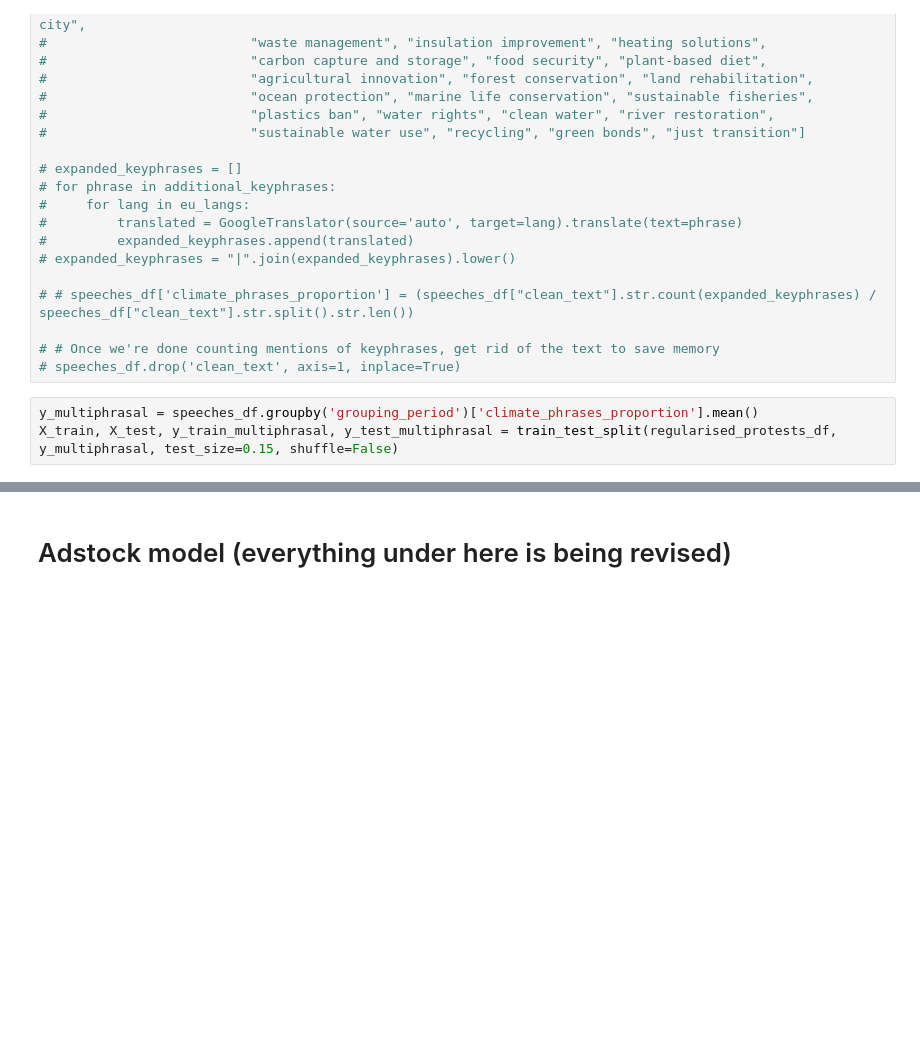
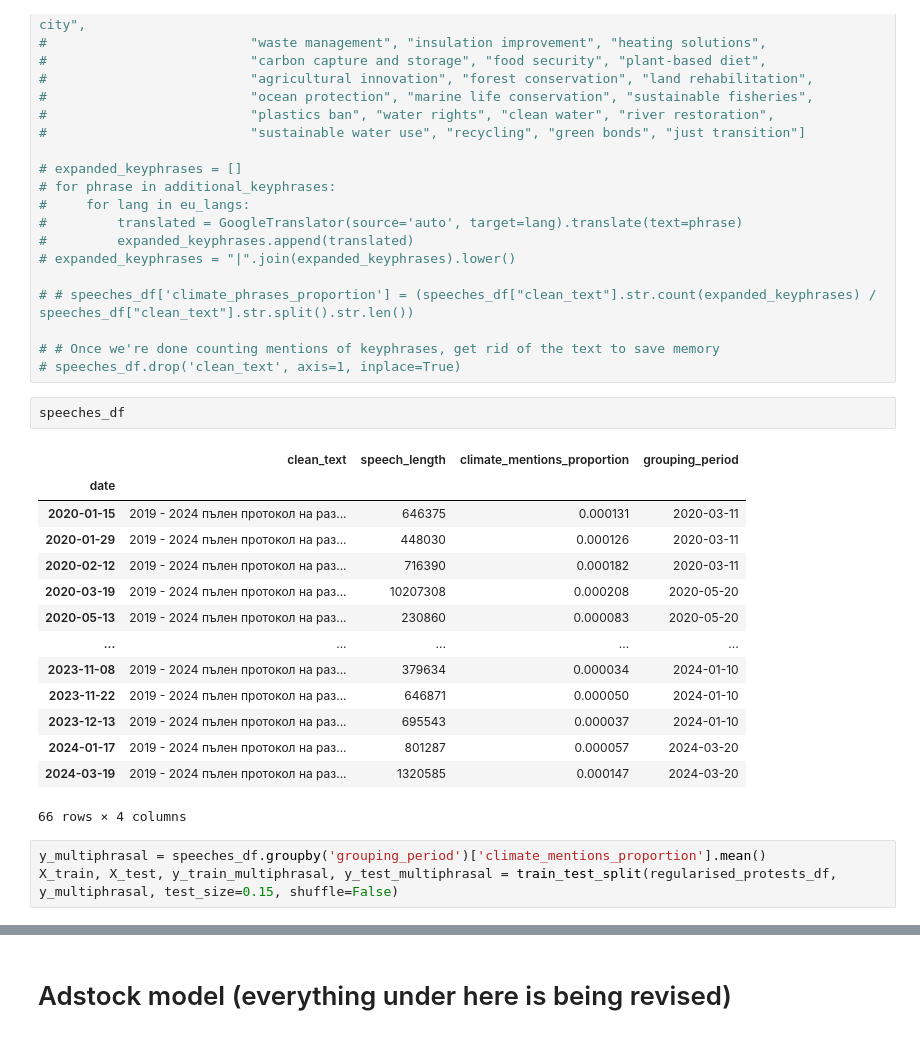
Before and after one commit to Arepo/climate_protest_modelling, a Jupyter notebook: Climate protest modelling.ipynb, the cells around one changed output, grey strips where cells are left out. Cells and saved outputs as stored; diff of their text form; blank space fills up the shorter version.

```diff
--- a/Climate protest modelling.ipynb
+++ b/Climate protest modelling.ipynb
@@ -939,8 +1082,25 @@ print(f"R-squared for hyperparameterised protests and protesters: {r2_hyperparam
 
 # # Once we're done counting mentions of keyphrases, get rid of the text to save memory
 # speeches_df.drop('clean_text', axis=1, inplace=True)
+# %%
+speeches_df
+# %% [output]
+|  | clean_text | speech_length | climate_mentions_proportion | grouping_period |
+| date |  |  |  |  |
+| 2020-01-15 | 2019 - 2024 пълен протокол на раз... | 646375 | 0.000131 | 2020-03-11 |
+| 2020-01-29 | 2019 - 2024 пълен протокол на раз... | 448030 | 0.000126 | 2020-03-11 |
+| 2020-02-12 | 2019 - 2024 пълен протокол на раз... | 716390 | 0.000182 | 2020-03-11 |
+| 2020-03-19 | 2019 - 2024 пълен протокол на раз... | 10207308 | 0.000208 | 2020-05-20 |
+| 2020-05-13 | 2019 - 2024 пълен протокол на раз... | 230860 | 0.000083 | 2020-05-20 |
+| ... | ... | ... | ... | ... |
+| 2023-11-08 | 2019 - 2024 пълен протокол на раз... | 379634 | 0.000034 | 2024-01-10 |
+| 2023-11-22 | 2019 - 2024 пълен протокол на раз... | 646871 | 0.000050 | 2024-01-10 |
+| 2023-12-13 | 2019 - 2024 пълен протокол на раз... | 695543 | 0.000037 | 2024-01-10 |
+| 2024-01-17 | 2019 - 2024 пълен протокол на раз... | 801287 | 0.000057 | 2024-03-20 |
+| 2024-03-19 | 2019 - 2024 пълен протокол на раз... | 1320585 | 0.000147 | 2024-03-20 |
+66 rows × 4 columns
 # %%
-y_multiphrasal = speeches_df.groupby('grouping_period')['climate_phrases_proportion'].mean()
+y_multiphrasal = speeches_df.groupby('grouping_period')['climate_mentions_proportion'].mean()
 X_train, X_test, y_train_multiphrasal, y_test_multiphrasal = train_test_split(regularised_protests_df, y_multiphrasal, test_size=0.15, shuffle=False)
 # %%
 transformed_data = preprocessor.fit_transform(X_train)
```
Also changed, not shown: parts of 42 cells of this notebook.
